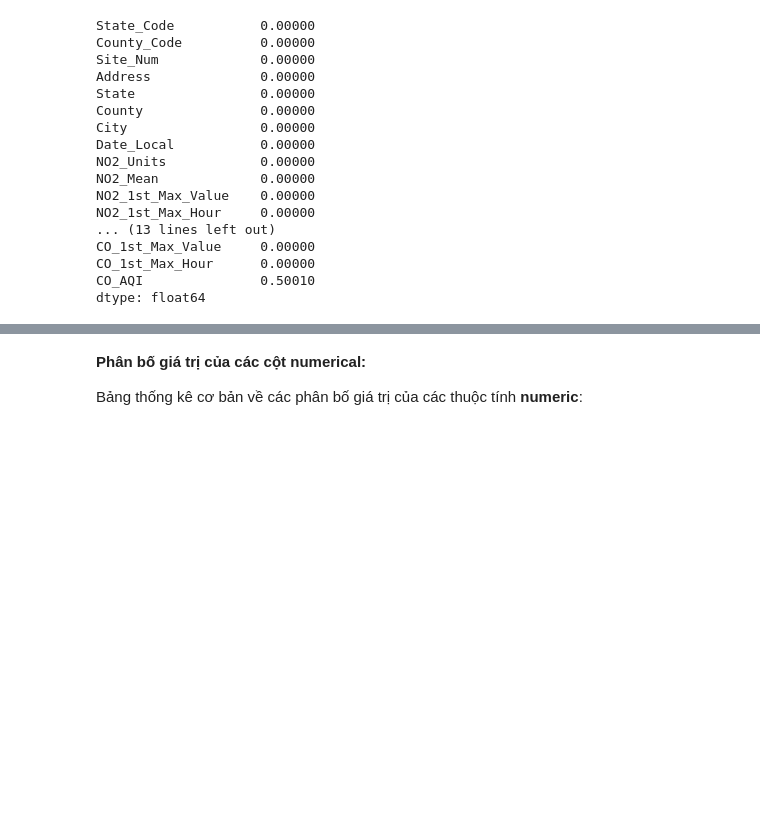
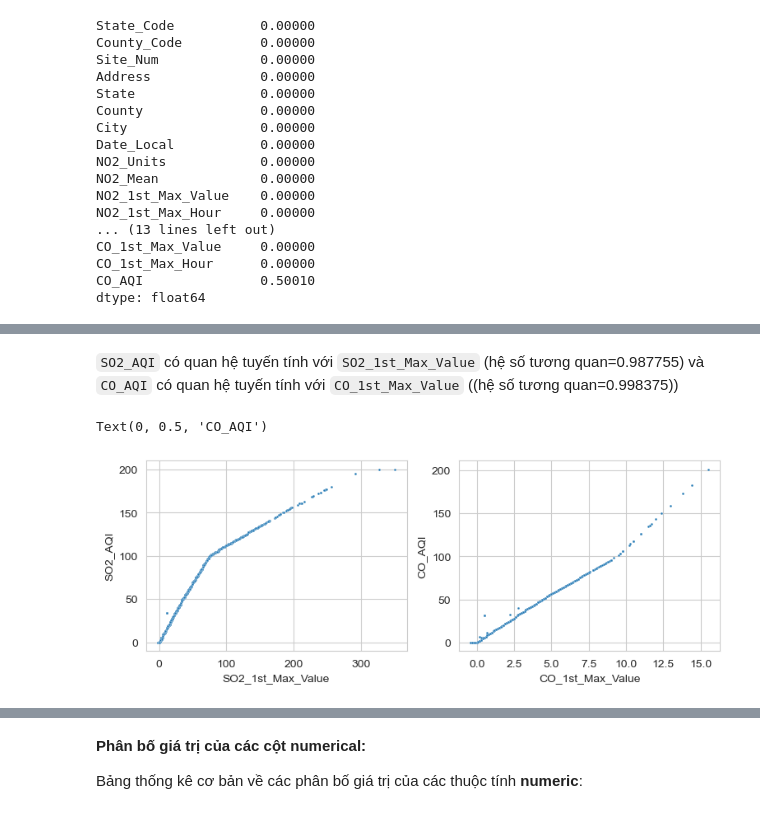
Before and after one commit to tungbtt/Lab02_DV, a Jupyter notebook: lab02.ipynb, the cells around one changed output, grey strips where cells are left out. Cells and saved outputs as stored; diff of their text form; code cells hidden in the pictures; blank space fills up the shorter version.

```diff
--- a/lab02.ipynb
+++ b/lab02.ipynb
@@ -184,0 +238,15 @@ Có gần 50% giá trị bị thiếu ở 2 cột `SO2_AQI` và `CO_AQI`
+# %% [markdown]
+`SO2_AQI` có quan hệ tuyến tính với `SO2_1st_Max_Value` (hệ số tương quan=0.987755) và `CO_AQI` có quan hệ tuyến tính với `CO_1st_Max_Value` ((hệ số tương quan=0.998375))
+# %%
+fig, axs = plt.subplots(ncols=2, figsize=(9,3))
+
+sns.scatterplot(x=df["SO2_1st_Max_Value"], y=df["SO2_AQI"], ax=axs[0],s=3)
+axs[0].set_xlabel("SO2_1st_Max_Value")
+axs[0].set_ylabel("SO2_AQI")
+
+sns.scatterplot(x=df["CO_1st_Max_Value"], y=df["CO_AQI"], ax=axs[1],s=3)
+axs[1].set_xlabel("CO_1st_Max_Value")
+axs[1].set_ylabel("CO_AQI")
+# %% [output]
+Text(0, 0.5, 'CO_AQI')
+[figure, added]
```
Also changed, not shown: parts of 109 cells of this notebook.
